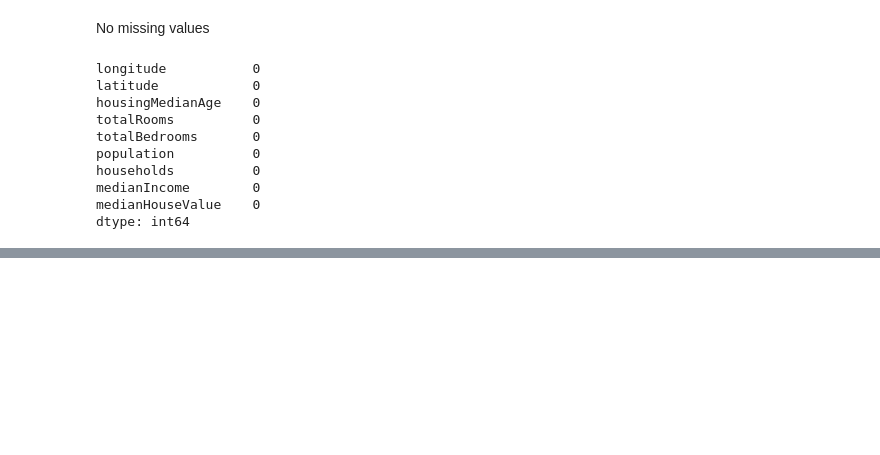
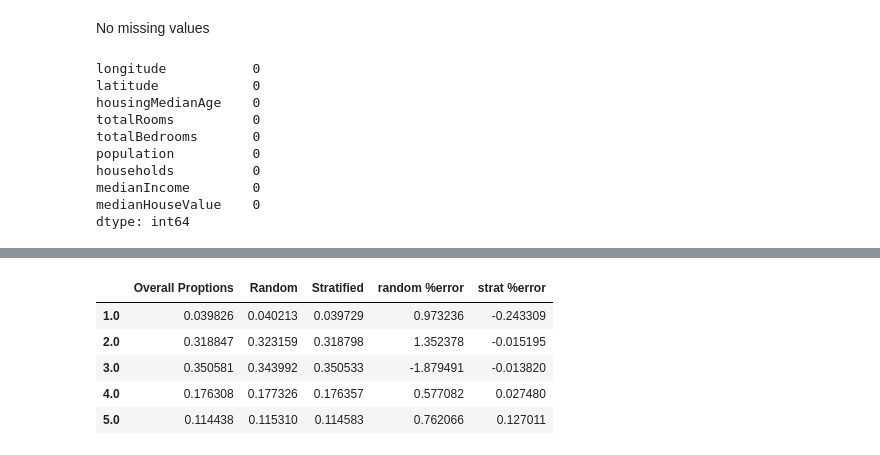
Before and after one commit to rcortezk9/Cal_Housing_Price_Prediction, a Jupyter notebook: Housing_Price_Prediction.ipynb, the cells around one changed output, grey strips where cells are left out. Saved outputs shown, nothing was run; the diff lists cells and outputs as text; code cells hidden in the pictures; blank space fills up the shorter version.

```diff
--- a/Housing_Price_Prediction.ipynb
+++ b/Housing_Price_Prediction.ipynb
@@ -77,0 +130,20 @@ dtype: int64
+# %%
+def income_cat_proportions(data):
+    return data['incomeCat'].value_counts()/len(data)
+
+comparing_props = pd.DataFrame({
+    "Overall Proptions": income_cat_proportions(housing),
+    "Random": income_cat_proportions(test_set),
+    "Stratified": income_cat_proportions(strat_test_set)
+}).sort_index()
+
+comparing_props["random %error"] = 100 * comparing_props["Random"] / comparing_props["Overall Proptions"] - 100
+comparing_props["strat %error"] = 100 * comparing_props["Stratified"] / comparing_props["Overall Proptions"] - 100
+comparing_props
+# %% [output]
+|  | Overall Proptions | Random | Stratified | random %error | strat %error |
+| 1.0 | 0.039826 | 0.040213 | 0.039729 | 0.973236 | -0.243309 |
+| 2.0 | 0.318847 | 0.323159 | 0.318798 | 1.352378 | -0.015195 |
+| 3.0 | 0.350581 | 0.343992 | 0.350533 | -1.879491 | -0.013820 |
+| 4.0 | 0.176308 | 0.177326 | 0.176357 | 0.577082 | 0.027480 |
+| 5.0 | 0.114438 | 0.115310 | 0.114583 | 0.762066 | 0.127011 |
```
Also changed, not shown: parts of 11 cells of this notebook.
